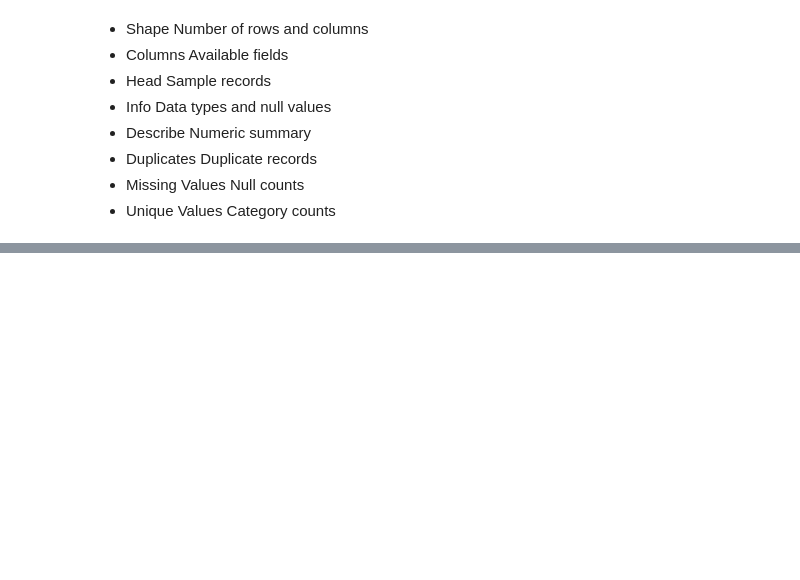
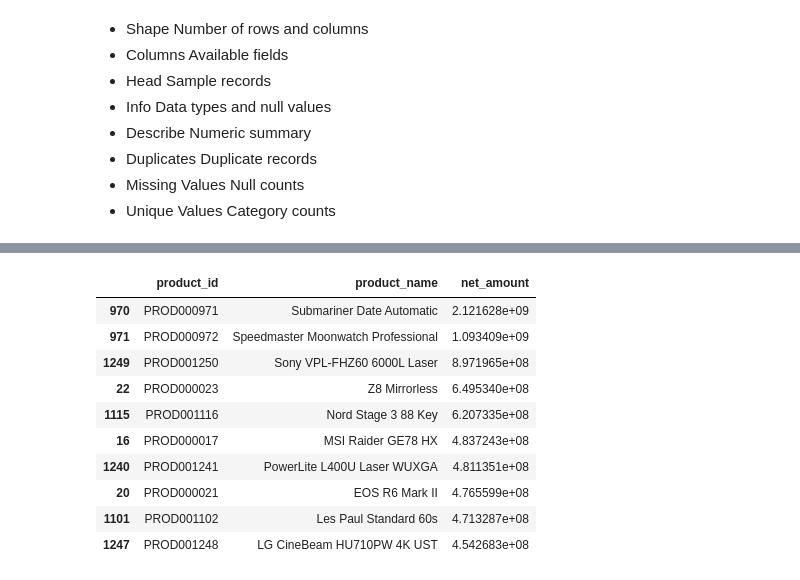
Before and after one commit to BhupathiTharun/Supply-chain-data-warehouse, a Jupyter notebook: notebooks/03_EDA.ipynb, the cells around one changed output, grey strips where cells are left out. Saved outputs shown, nothing was run; the diff lists cells and outputs as text; code cells hidden in the pictures; blank space fills up the shorter version.

```diff
--- a/notebooks/03_EDA.ipynb
+++ b/notebooks/03_EDA.ipynb
@@ -124,0 +125,2 @@ Index(['order_line_id', 'order_date', 'category', 'seller_rating', 'quantity',
+# %%
+df2.loc[:, 'order_date'] = pd.to_datetime(df2['order_date'])
@@ -124,0 +234,10 @@ Index(['order_line_id', 'order_date', 'category', 'seller_rating', 'quantity',
+# %%
+top_10_products = (
+    df2.groupby(['product_id', 'product_name'])['net_amount']
+       .sum()
+       .reset_index()
+       .sort_values('net_amount', ascending=False)
+       .head(10)
+)
+
+top_10_products[['product_name','net_amount']]
@@ -124,0 +256,14 @@ Index(['order_line_id', 'order_date', 'category', 'seller_rating', 'quantity',
+# %%
+top_10_products
+# %% [output]
+|  | product_id | product_name | net_amount |
+| 970 | PROD000971 | Submariner Date Automatic | 2.121628e+09 |
+| 971 | PROD000972 | Speedmaster Moonwatch Professional | 1.093409e+09 |
+| 1249 | PROD001250 | Sony VPL-FHZ60 6000L Laser | 8.971965e+08 |
+| 22 | PROD000023 | Z8 Mirrorless | 6.495340e+08 |
+| 1115 | PROD001116 | Nord Stage 3 88 Key | 6.207335e+08 |
+| 16 | PROD000017 | MSI Raider GE78 HX | 4.837243e+08 |
+| 1240 | PROD001241 | PowerLite L400U Laser WUXGA | 4.811351e+08 |
+| 20 | PROD000021 | EOS R6 Mark II | 4.765599e+08 |
+| 1101 | PROD001102 | Les Paul Standard 60s | 4.713287e+08 |
+| 1247 | PROD001248 | LG CineBeam HU710PW 4K UST | 4.542683e+08 |
```
Also changed, not shown: parts of 31 cells of this notebook, 1 other file.
